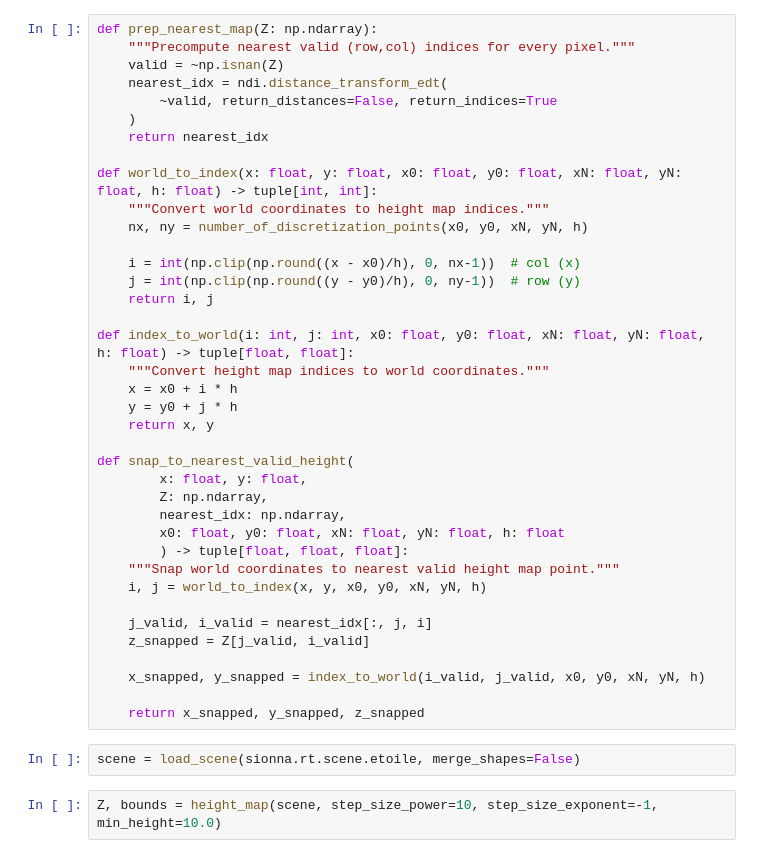
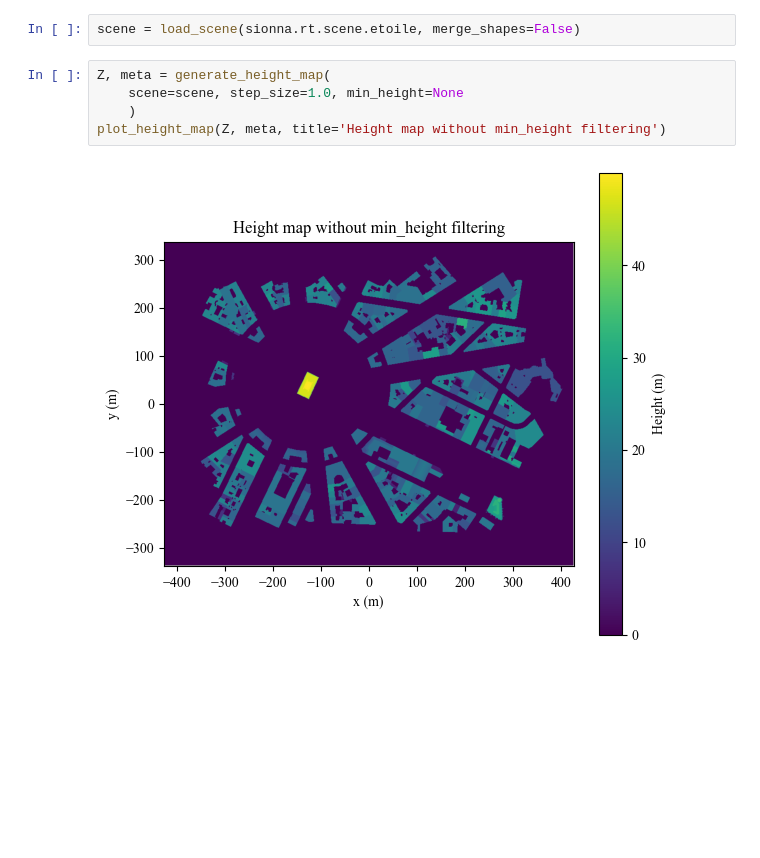
Before and after one commit to simonwanna/RaySR, a Jupyter notebook: tx_valid_placement_test.ipynb, the cells around one changed output. Cells and saved outputs as stored; diff of their text form; blank space fills up the shorter version.

```diff
--- a/tx_valid_placement_test.ipynb
+++ b/tx_valid_placement_test.ipynb
@@ -80,42 +298,9 @@ def plot_height_map(
-# %%
-def prep_nearest_map(Z: np.ndarray):
-    """Precompute nearest valid (row,col) indices for every pixel."""
-    valid = ~np.isnan(Z)
-    nearest_idx = ndi.distance_transform_edt(
-        ~valid, return_distances=False, return_indices=True
-    )
-    return nearest_idx
-
-def world_to_index(x: float, y: float, x0: float, y0: float, xN: float, yN: float, h: float) -> tuple[int, int]:
-    """Convert world coordinates to height map indices."""
-    nx, ny = number_of_discretization_points(x0, y0, xN, yN, h)
-
-    i = int(np.clip(np.round((x - x0)/h), 0, nx-1))  # col (x)
-    j = int(np.clip(np.round((y - y0)/h), 0, ny-1))  # row (y)
-    return i, j
-
-def index_to_world(i: int, j: int, x0: float, y0: float, xN: float, yN: float, h: float) -> tuple[float, float]:
-    """Convert height map indices to world coordinates."""
-    x = x0 + i * h
-    y = y0 + j * h
-    return x, y
-
-def snap_to_nearest_valid_height(
-        x: float, y: float,
-        Z: np.ndarray,
-        nearest_idx: np.ndarray,
-        x0: float, y0: float, xN: float, yN: float, h: float
-        ) -> tuple[float, float, float]:
-    """Snap world coordinates to nearest valid height map point."""
-    i, j = world_to_index(x, y, x0, y0, xN, yN, h)
-
-    j_valid, i_valid = nearest_idx[:, j, i]
-    z_snapped = Z[j_valid, i_valid]
-
-    x_snapped, y_snapped = index_to_world(i_valid, j_valid, x0, y0, xN, yN, h)
-
-    return x_snapped, y_snapped, z_snapped
 # %%
 scene = load_scene(sionna.rt.scene.etoile, merge_shapes=False)
 # %%
-Z, bounds = height_map(scene, step_size_power=10, step_size_exponent=-1, min_height=10.0)
+Z, meta = generate_height_map(
+    scene=scene, step_size=1.0, min_height=None
+    )
+plot_height_map(Z, meta, title='Height map without min_height filtering')
+# %% [output]
+[figure, added]
```
Also changed, not shown: parts of 8 cells of this notebook.
